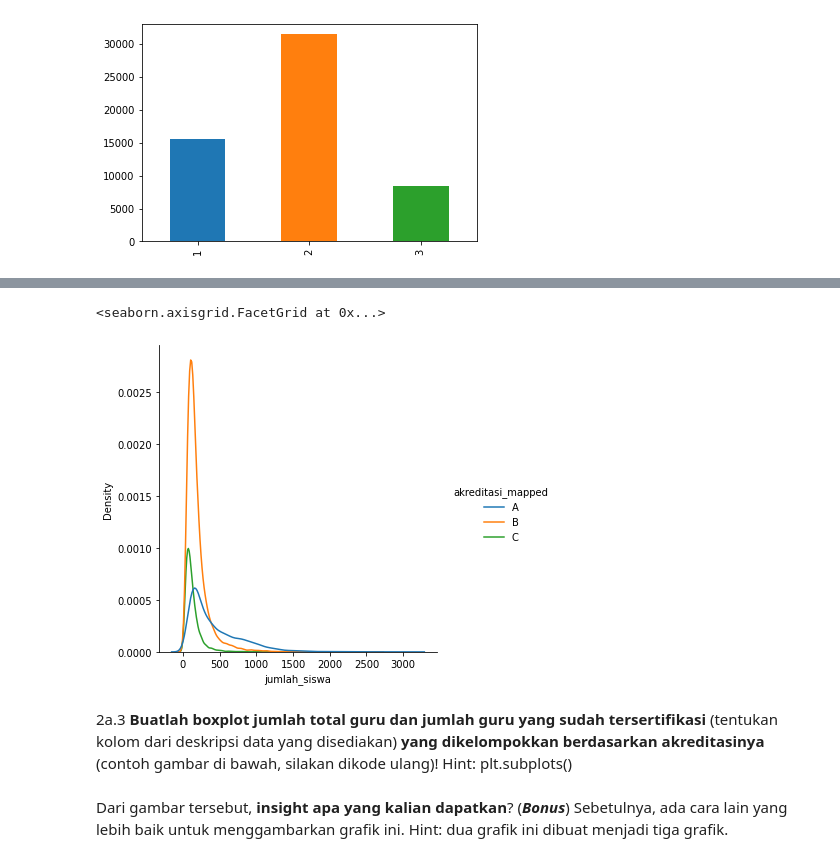
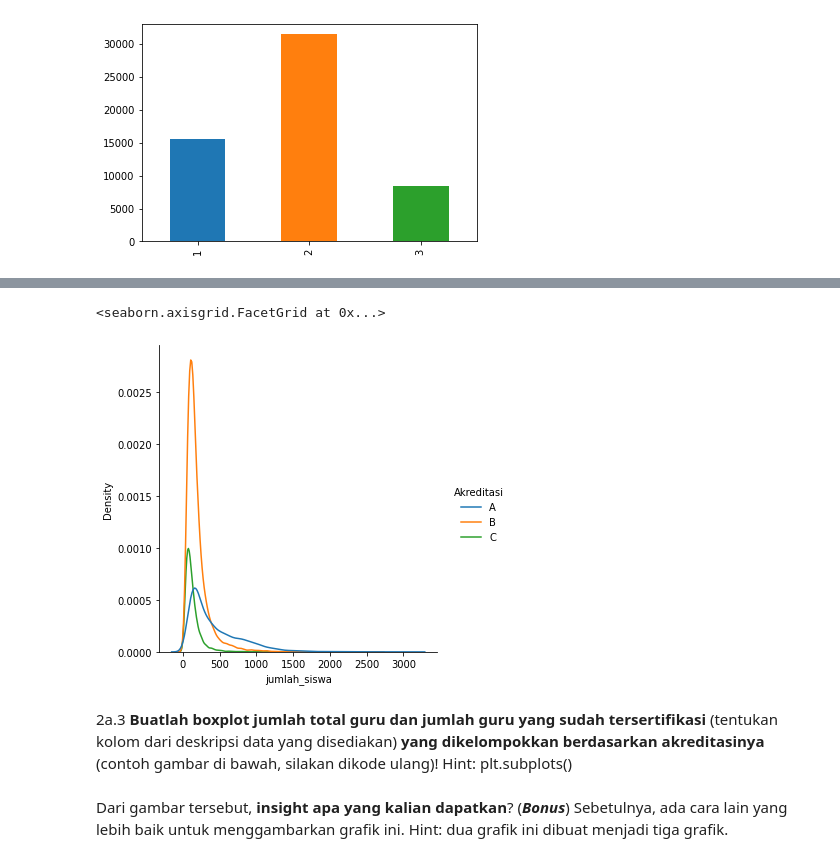
Before and after one commit to OchiMoto21/HMIF-ds-bootcamp-2022, a Jupyter notebook: hmif-ds-bootcamp-2022-niken.ipynb, the cells around one changed output, grey strips where cells are left out. Cells and saved outputs as stored; diff of their text form; code cells hidden in the pictures.

```diff
--- a/hmif-ds-bootcamp-2022-niken.ipynb
+++ b/hmif-ds-bootcamp-2022-niken.ipynb
@@ -190,23 +191,23 @@ Contoh grafik adalah sebagai berikut. Sebagai analogi, spesies pada grafik ini m
 # %%
 # write your code here
 def categorize(a):
     if (a==1):
         return "A"
     elif (a==2):
         return "B"
     elif (a==3):
         return "C"
     else:
         return "D"
 
 schools_akreditasi_mapped=schools
-schools_akreditasi_mapped['akreditasi_mapped']=schools_akreditasi_mapped.apply(lambda row: categorize(int(row.akreditasi)), axis=1)
+schools_akreditasi_mapped['Akreditasi']=schools_akreditasi_mapped.apply(lambda row: categorize(int(row.akreditasi)), axis=1)
 palette = ['#1f77b4', '#ff7f0e', '#2ca02c']
 
-sns.displot(schools_akreditasi_mapped.sort_values(by="akreditasi"),x="jumlah_siswa", hue="akreditasi_mapped", kind="kde", palette=palette)
+sns.displot(schools_akreditasi_mapped.sort_values(by="Akreditasi"),x="jumlah_siswa", hue="Akreditasi", kind="kde", palette=palette)
 # %% [output]
 <seaborn.axisgrid.FacetGrid at 0x...>
-[figure, old version]
+[figure, new version]
 # %% [markdown]
 2a.3 **Buatlah boxplot jumlah total guru dan jumlah guru yang sudah tersertifikasi** (tentukan kolom dari deskripsi data yang disediakan) **yang dikelompokkan berdasarkan akreditasinya** (contoh gambar di bawah, silakan dikode ulang)! Hint: plt.subplots()
 <br> Dari gambar tersebut, **insight apa yang kalian dapatkan**? (***Bonus***) Sebetulnya, ada cara lain yang lebih baik untuk menggambarkan grafik ini. Hint: dua grafik ini dibuat menjadi tiga grafik.
```
Also changed, not shown: parts of 5 cells of this notebook.
